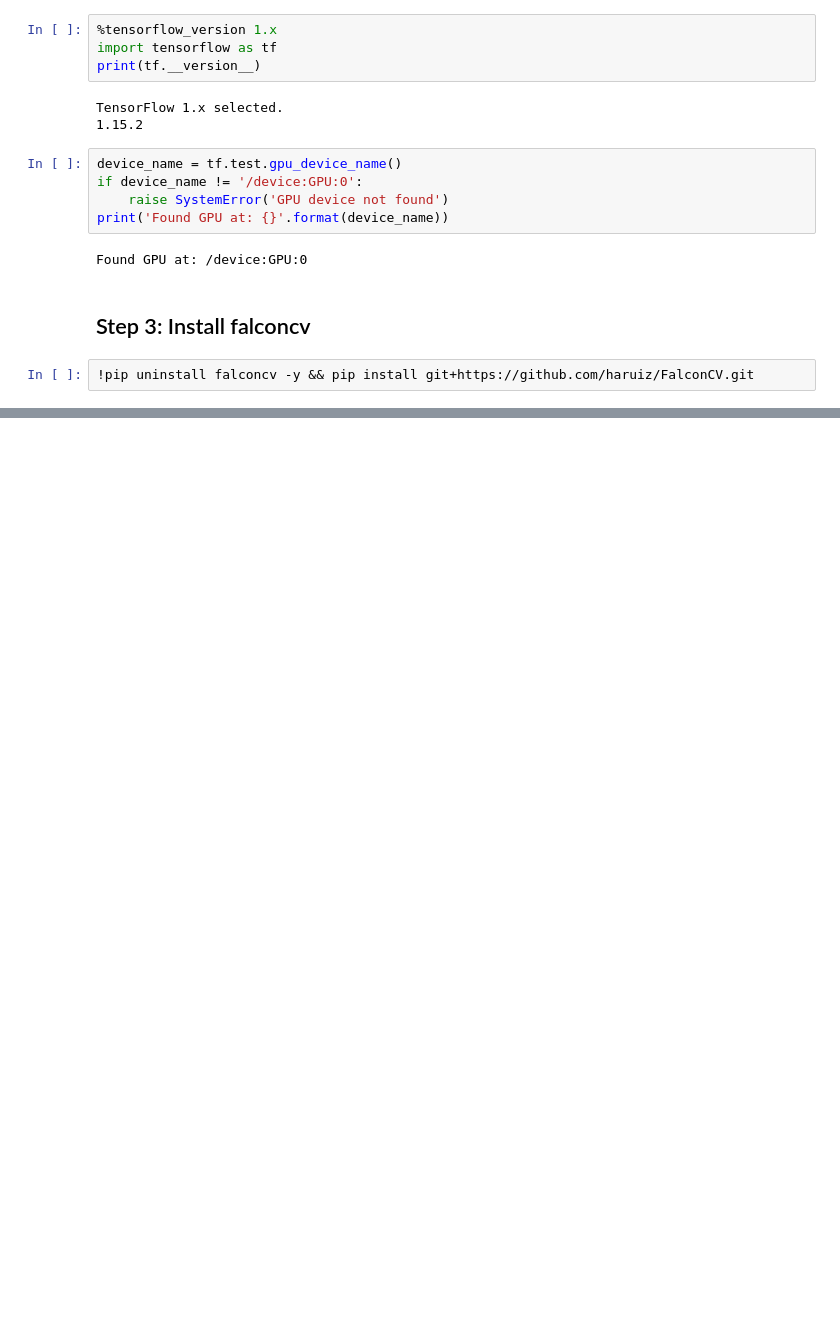
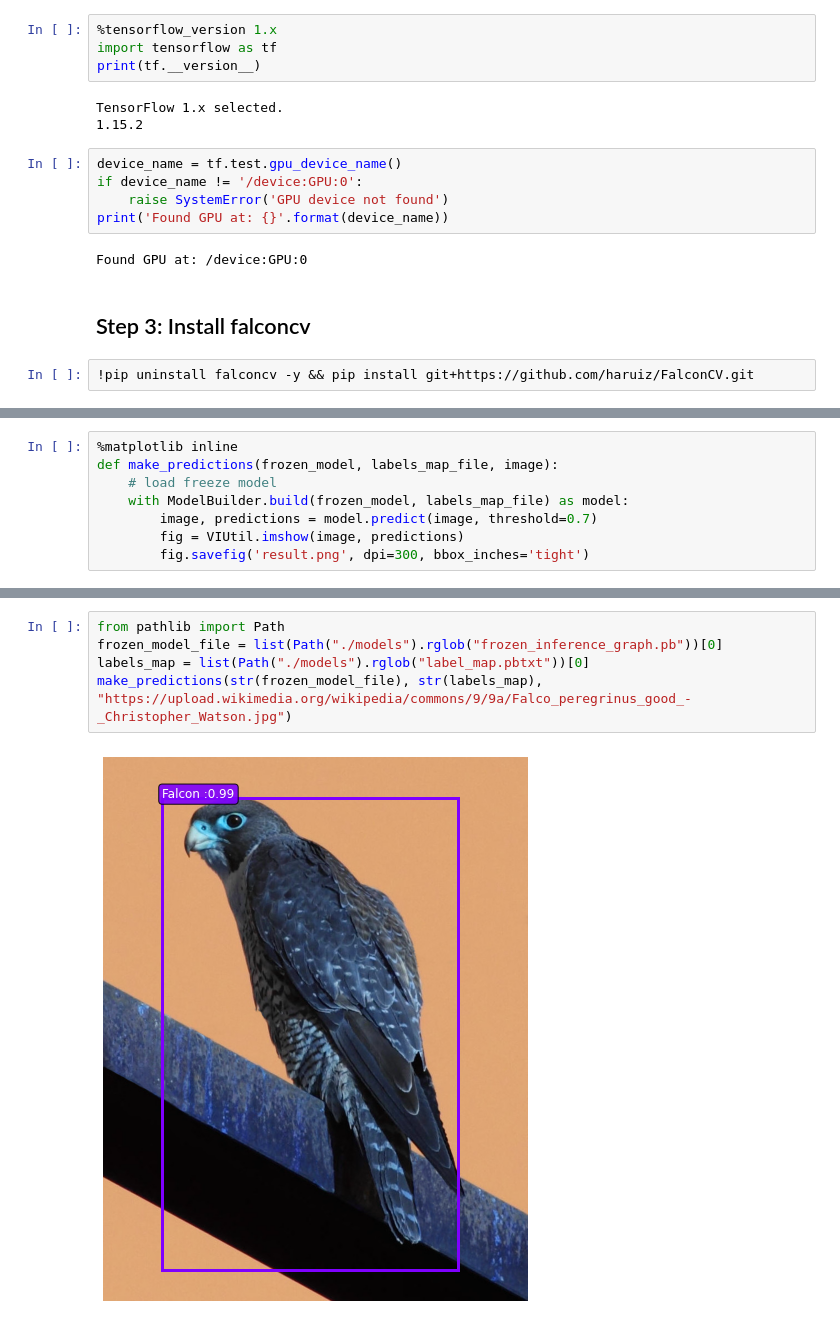
Before and after one commit to haruiz/FalconCV, a Jupyter notebook: examples/object_detection_dataset.ipynb, the cells around one changed output, grey strips where cells are left out. Cells and saved outputs as stored; diff of their text form; blank space fills up the shorter version.

```diff
--- a/examples/object_detection_dataset.ipynb
+++ b/examples/object_detection_dataset.ipynb
@@ -124,0 +112,8 @@ VIUtil.make_grid(out_folder, n=10, rows=2, figsize=(30,10))
+# %%
+%matplotlib inline
+def make_predictions(frozen_model, labels_map_file, image):
+    # load freeze model
+    with ModelBuilder.build(frozen_model, labels_map_file) as model:
+        image, predictions = model.predict(image, threshold=0.7)
+        fig = VIUtil.imshow(image, predictions)
+        fig.savefig('result.png', dpi=300, bbox_inches='tight')
@@ -124,0 +132,7 @@ VIUtil.make_grid(out_folder, n=10, rows=2, figsize=(30,10))
+# %%
+from pathlib import Path
+frozen_model_file = list(Path("./models").rglob("frozen_inference_graph.pb"))[0]
+labels_map = list(Path("./models").rglob("label_map.pbtxt"))[0]
+make_predictions(str(frozen_model_file), str(labels_map), "https://upload.wikimedia.org/wikipedia/commons/9/9a/Falco_peregrinus_good_-_Christopher_Watson.jpg")
+# %% [output]
+[figure, added]
```
Also changed, not shown: parts of 14 cells of this notebook, 1 other file.
